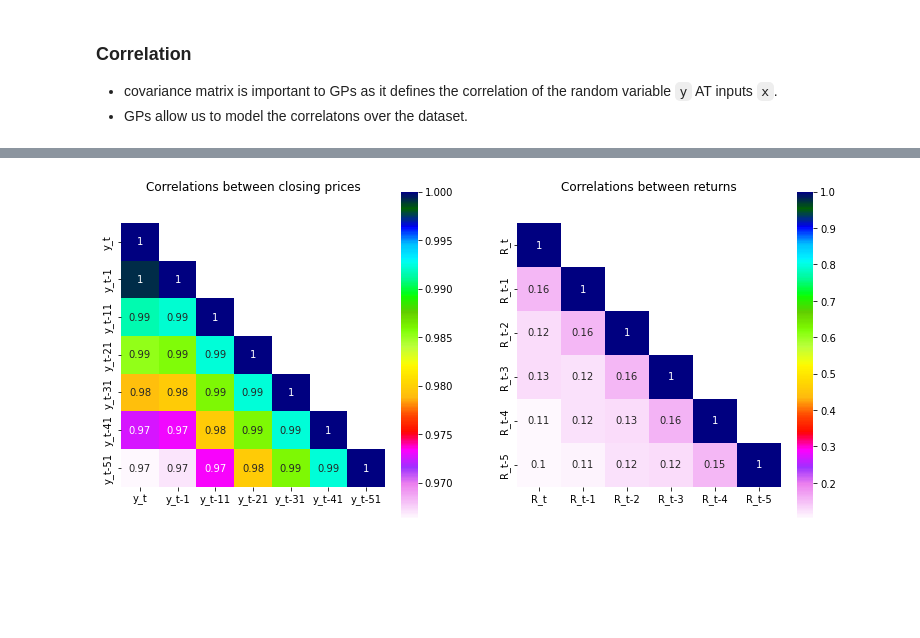
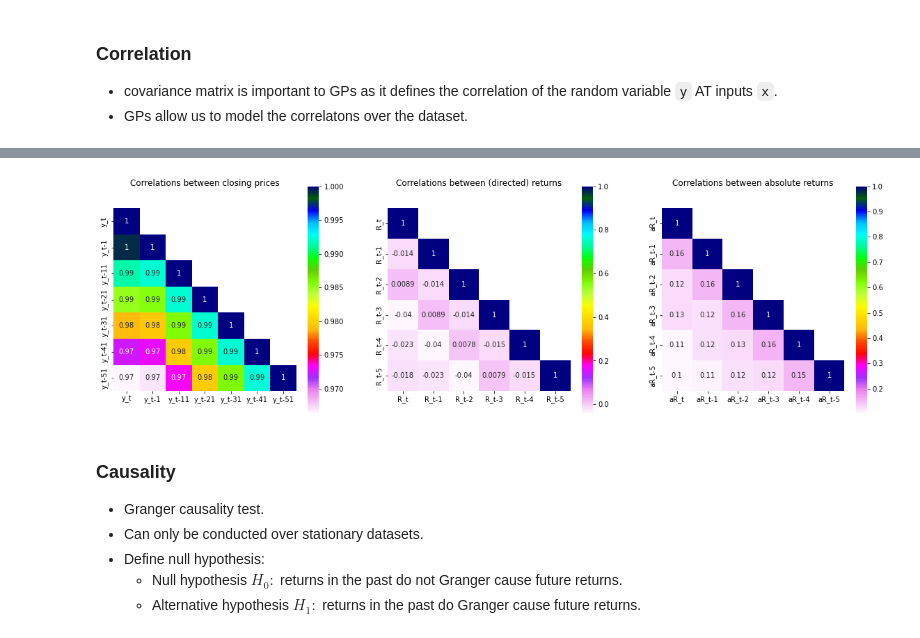
Before and after one commit to gittmp/GPR-for-financial-series, a Jupyter notebook: report.ipynb, the cells around one changed output, grey strips where cells are left out. Cells and saved outputs as stored; diff of their text form; code cells hidden in the pictures; blank space fills up the shorter version.

Commit message:
added Granger causality test

```diff
--- a/report.ipynb
+++ b/report.ipynb
@@ -305,38 +289,59 @@ close_df = pd.DataFrame(y_t, columns=['y_t'])
 
 for i in range(1, 60, 10):
     close_df[f'y_t-{i}'] = y_t.shift(i)
 
-rets_df = close_df.dropna()
+close_df = close_df.dropna()
 
 # compute the correlation of closing values and closing values shifted back through time-series
 corr_matrix_close = close_df.corr()
 
 # define a mask that hides the values in the upper triangular matrix
 mask_1 = np.triu(np.ones_like(corr_matrix_close, dtype=bool), k=1)
 
-# define colour map
-cmap = sns.diverging_palette(0, 200, as_cmap=True)
-
 # genrate heatmap that uses this mask and map
-fig, ax = plt.subplots(1, 2, figsize=(13, 6))
+fig, ax = plt.subplots(1, 3, figsize=(20, 6))
 sns.heatmap(corr_matrix_close, mask=mask_1, cmap=plt.cm.gist_ncar_r, square=True, annot=True, ax=ax[0])
 ax[0].set_title("Correlations between closing prices", y=1.1)
 
+
 # compute the correlations between returns (and shifted returns over 5 timestep lookback window)
-R_t = pd.Series(np.abs(np.array(log_returns)))
+R_t = pd.Series(np.array(log_returns))
 rets_df = pd.DataFrame(R_t, columns=['R_t'])
 
 for i in range(1, 6, 1):
     rets_df[f'R_t-{i}'] = R_t.shift(i)
 
 rets_df = rets_df.dropna()
 
 corr_matrix_rets = rets_df.corr()
 mask_2 = np.triu(np.ones_like(corr_matrix_rets, dtype=bool), k=1)
 
 sns.heatmap(corr_matrix_rets, mask=mask_2, cmap=plt.cm.gist_ncar_r, square=True, annot=True, ax=ax[1])
-ax[1].set_title("Correlations between returns", y=1.1)
+ax[1].set_title("Correlations between (directed) returns", y=1.1)
+
+
+# compute the correlations between absolute returns
+aR_t = pd.Series(np.abs(np.array(log_returns)))
+abs_rets_df = pd.DataFrame(aR_t, columns=['aR_t'])
+
+for i in range(1, 6, 1):
+    abs_rets_df[f'aR_t-{i}'] = aR_t.shift(i)
+
+abs_rets_df = abs_rets_df.dropna()
+
+corr_matrix_abs_rets = abs_rets_df.corr()
+mask_3 = np.triu(np.ones_like(corr_matrix_abs_rets, dtype=bool), k=1)
+
+sns.heatmap(corr_matrix_abs_rets, mask=mask_3, cmap=plt.cm.gist_ncar_r, square=True, annot=True, ax=ax[2])
+ax[2].set_title("Correlations between absolute returns", y=1.1)
 
 plt.show()
 # %% [output]
-[figure, old version]
+[figure, new version]
+# %% [markdown]
+### Causality
+- Granger causality test.
+- Can only be conducted over stationary datasets.
+- Define null hypothesis:
+    - Null hypothesis $H_0 \colon$ returns in the past do not Granger cause future returns.
+    - Alternative hypothesis $H_1 \colon$ returns in the past do Granger cause future returns.
```
Also changed, not shown: parts of 5 cells of this notebook.
